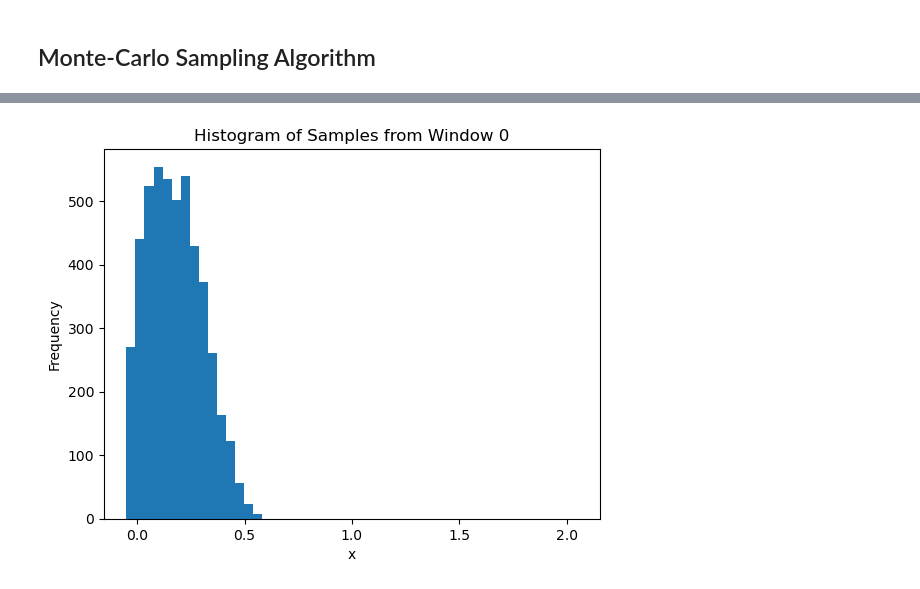
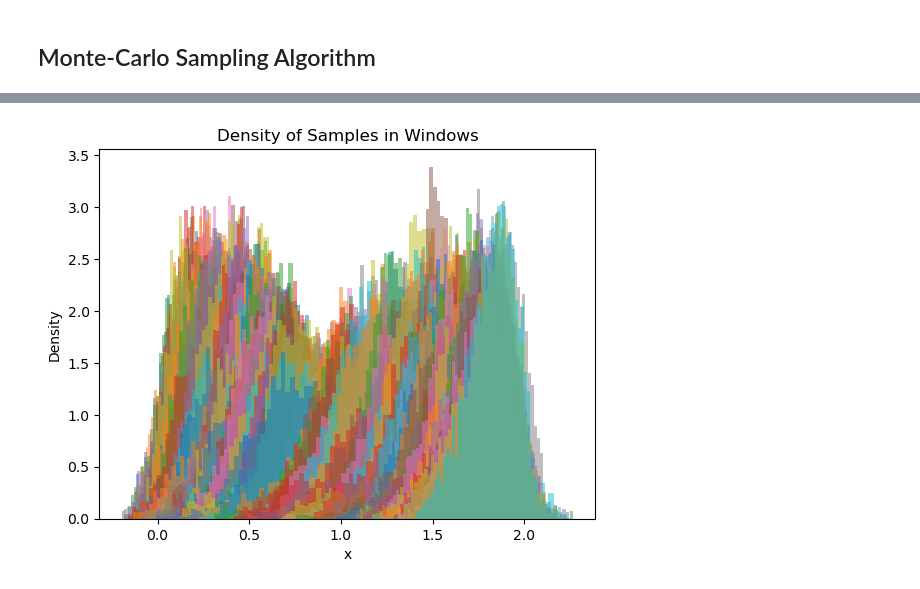
Before and after one commit to abrahmasandra/MENG255UmbrellaSampling, a Jupyter notebook: umbsampling.ipynb, the cells around one changed output, grey strips where cells are left out. Saved outputs shown, nothing was run; the diff lists cells and outputs as text; code cells hidden in the pictures.

Commit message:
ran umbrella sampling with k = 2500 -- looks like flat histogram

```diff
--- a/umbsampling.ipynb
+++ b/umbsampling.ipynb
@@ -205,0 +221,3 @@ Acceptance probability: -0.19502732856264973
+# %%
+samples = np.loadtxt('samples.txt')
+samples.shape
@@ -205,0 +226,16 @@ Acceptance probability: -0.19502732856264973
+# %%
+# Set the figure size to make the plot bigger
+plt.figure(figsize=(12, 8))
+
+# Plot the trace plots for all windows on the same plot
+for i in range(Nwindows):
+    if i % 10 == 0:
+        plt.plot(samples[i, :], linewidth=0.5)  # Reduced linewidth for thinner lines
+
+plt.xlabel('Sweep', fontsize=12)
+plt.ylabel('x', fontsize=12)
+plt.title('Trace Plots', fontsize=14)
+plt.tick_params(axis='both', which='major', labelsize=10)  # Adjust tick label size if needed
+
+plt.tight_layout()  # Adjust the layout to prevent clipping of labels
+plt.show()
@@ -206,9 +244,11 @@ Acceptance probability: -0.19502732856264973
 # %%
-# plot histogram of samples from window 0
-plt.hist(samples[0, :], bins=50, range=(min_x, max_x))
+# plot densities of the samples in all the windows
+for i in range(Nwindows):
+    plt.hist(samples[i], bins=50, density=True, alpha=0.5)
+
 plt.xlabel('x')
-plt.ylabel('Frequency')
-plt.title('Histogram of Samples from Window 0')
+plt.ylabel('Density')
+plt.title('Density of Samples in Windows')
 plt.show()
 # %% [output]
-[figure, old version]
+[figure, new version]
```
Also changed, not shown: parts of 7 cells of this notebook, 1 other file.
